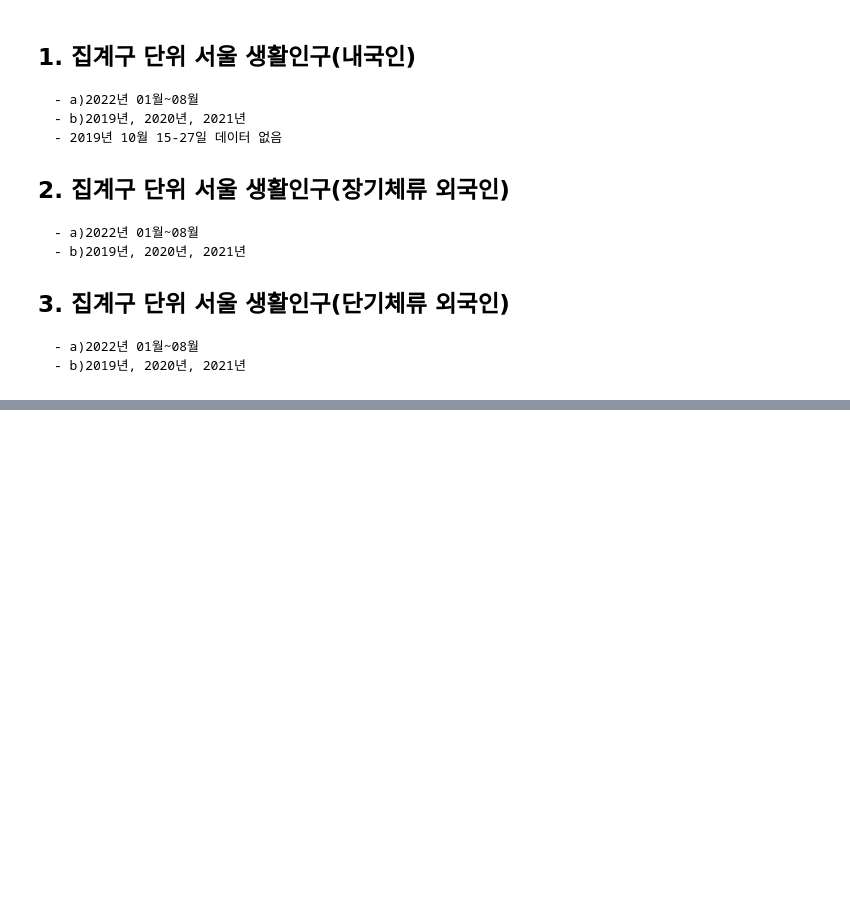
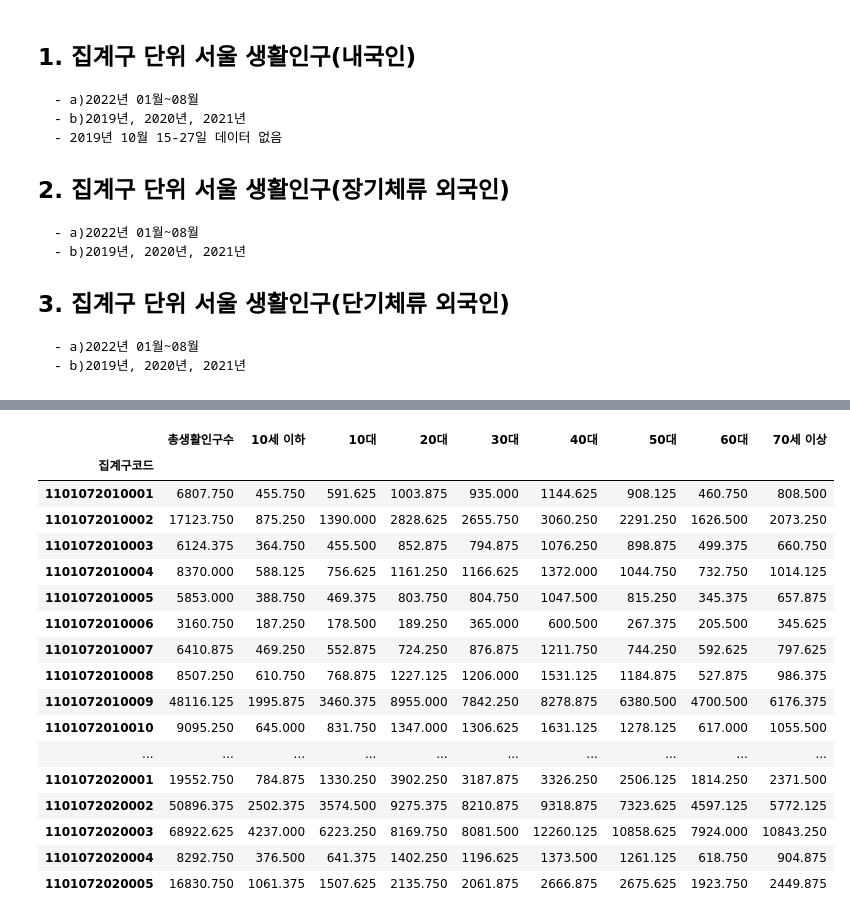
Before and after one commit to syshin0116/Dacon, a Jupyter notebook: code/서울시 집계구단위 생활인구.ipynb, the cells around one changed output, grey strips where cells are left out. Cells and saved outputs as stored; diff of their text form; code cells hidden in the pictures; blank space fills up the shorter version.

```diff
--- a/code/서울시 집계구단위 생활인구.ipynb
+++ b/code/서울시 집계구단위 생활인구.ipynb
@@ -167,3 +266,24 @@ local_people_2019_df = data_process(local_people_2019_list, "./data/집계동
+# %%
+local_people_2019_df_month.loc[(2019, 1, True, 11110515)]
+# %% [output]
+|  | 총생활인구수 | 10세 이하 | 10대 | 20대 | 30대 | 40대 | 50대 | 60대 | 70세 이상 |
+| 집계구코드 |  |  |  |  |  |  |  |  |  |
+| 1101072010001 | 6807.750 | 455.750 | 591.625 | 1003.875 | 935.000 | 1144.625 | 908.125 | 460.750 | 808.500 |
+| 1101072010002 | 17123.750 | 875.250 | 1390.000 | 2828.625 | 2655.750 | 3060.250 | 2291.250 | 1626.500 | 2073.250 |
+| 1101072010003 | 6124.375 | 364.750 | 455.500 | 852.875 | 794.875 | 1076.250 | 898.875 | 499.375 | 660.750 |
+| 1101072010004 | 8370.000 | 588.125 | 756.625 | 1161.250 | 1166.625 | 1372.000 | 1044.750 | 732.750 | 1014.125 |
+| 1101072010005 | 5853.000 | 388.750 | 469.375 | 803.750 | 804.750 | 1047.500 | 815.250 | 345.375 | 657.875 |
+| 1101072010006 | 3160.750 | 187.250 | 178.500 | 189.250 | 365.000 | 600.500 | 267.375 | 205.500 | 345.625 |
+| 1101072010007 | 6410.875 | 469.250 | 552.875 | 724.250 | 876.875 | 1211.750 | 744.250 | 592.625 | 797.625 |
+| 1101072010008 | 8507.250 | 610.750 | 768.875 | 1227.125 | 1206.000 | 1531.125 | 1184.875 | 527.875 | 986.375 |
+| 1101072010009 | 48116.125 | 1995.875 | 3460.375 | 8955.000 | 7842.250 | 8278.875 | 6380.500 | 4700.500 | 6176.375 |
+| 1101072010010 | 9095.250 | 645.000 | 831.750 | 1347.000 | 1306.625 | 1631.125 | 1278.125 | 617.000 | 1055.500 |
+| ... | ... | ... | ... | ... | ... | ... | ... | ... | ... |
+| 1101072020001 | 19552.750 | 784.875 | 1330.250 | 3902.250 | 3187.875 | 3326.250 | 2506.125 | 1814.250 | 2371.500 |
+| 1101072020002 | 50896.375 | 2502.375 | 3574.500 | 9275.375 | 8210.875 | 9318.875 | 7323.625 | 4597.125 | 5772.125 |
+| 1101072020003 | 68922.625 | 4237.000 | 6223.250 | 8169.750 | 8081.500 | 12260.125 | 10858.625 | 7924.000 | 10843.250 |
+| 1101072020004 | 8292.750 | 376.500 | 641.375 | 1402.250 | 1196.625 | 1373.500 | 1261.125 | 618.750 | 904.875 |
+| 1101072020005 | 16830.750 | 1061.375 | 1507.625 | 2135.750 | 2061.875 | 2666.875 | 2675.625 | 1923.750 | 2449.875 |
 # %%
 # local_people_2019_df = concat_files(local_people_2019_list, "./data/집계동 단위 서울 생활인구/local_people/2019/")
 # local_people_2020_df = concat_files(local_people_2020_list, "./data/집계동 단위 서울 생활인구/local_people/2020/")
```
Also changed, not shown: parts of 13 cells of this notebook.
